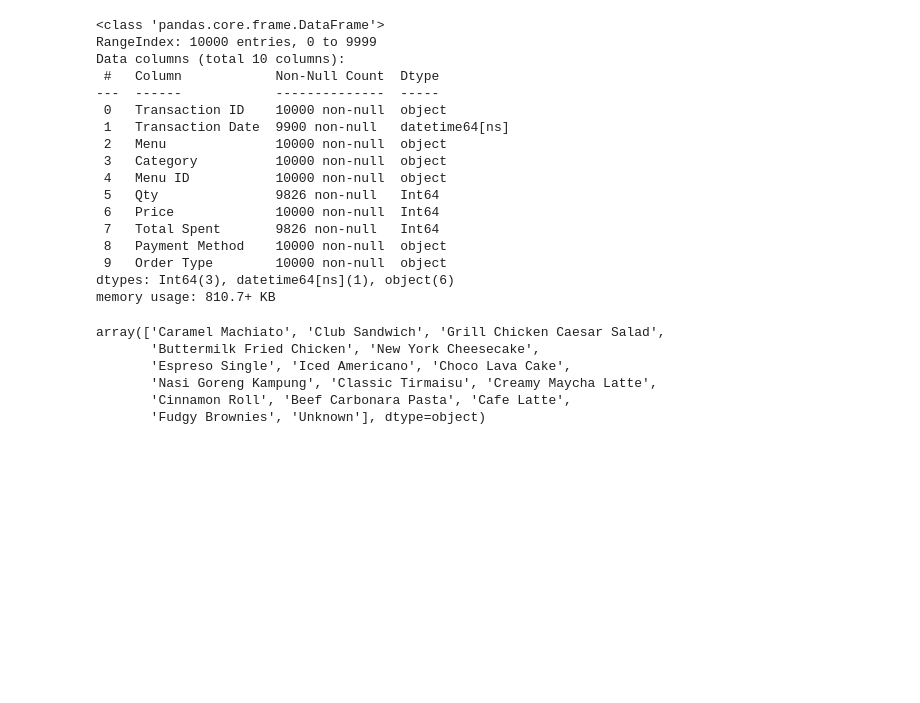
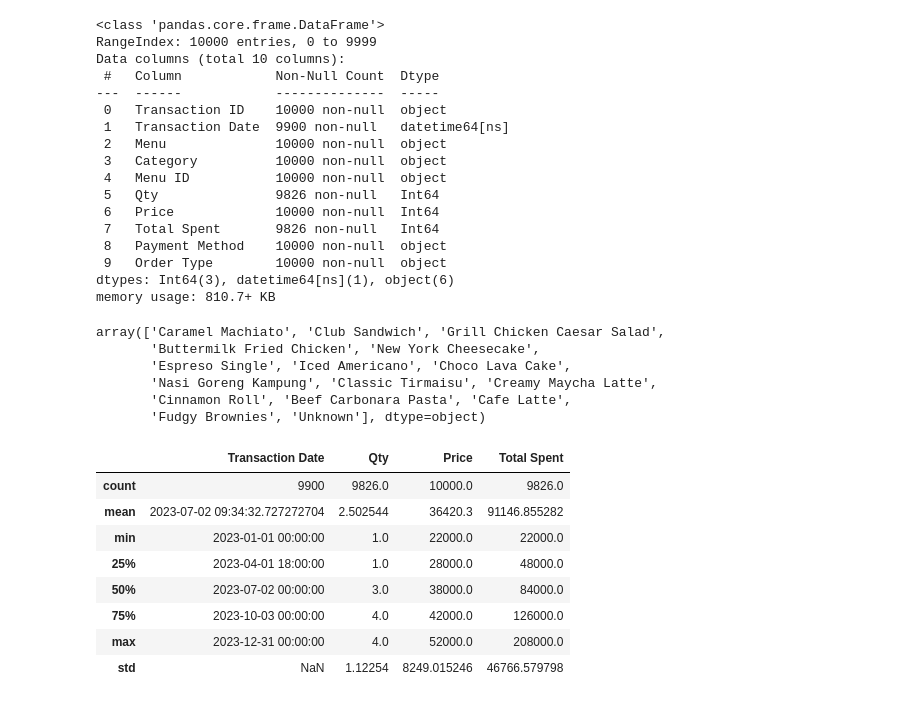
Before and after one commit to Sreesanth-e/EDA, a Jupyter notebook: dirty_dataset/Clean_cafe_sales_1.ipynb, the cells around one changed output. Saved outputs shown, nothing was run; the diff lists cells and outputs as text; code cells hidden in the pictures; blank space fills up the shorter version.

```diff
--- a/dirty_dataset/Clean_cafe_sales_1.ipynb
+++ b/dirty_dataset/Clean_cafe_sales_1.ipynb
@@ -715,3 +715,15 @@ array(['Caramel Machiato', 'Club Sandwich', 'Grill Chicken Caesar Salad',
        'Fudgy Brownies', 'Unknown'], dtype=object)
 # %%
 df.to_csv("Cleaned_sales1.csv",index=False)
+# %%
+df.describe()
+# %% [output]
+|  | Transaction Date | Qty | Price | Total Spent |
+| count | 9900 | 9826.0 | 10000.0 | 9826.0 |
+| mean | 2023-07-02 09:34:32.727272704 | 2.502544 | 36420.3 | 91146.855282 |
+| min | 2023-01-01 00:00:00 | 1.0 | 22000.0 | 22000.0 |
+| 25% | 2023-04-01 18:00:00 | 1.0 | 28000.0 | 48000.0 |
+| 50% | 2023-07-02 00:00:00 | 3.0 | 38000.0 | 84000.0 |
+| 75% | 2023-10-03 00:00:00 | 4.0 | 42000.0 | 126000.0 |
+| max | 2023-12-31 00:00:00 | 4.0 | 52000.0 | 208000.0 |
+| std | NaN | 1.12254 | 8249.015246 | 46766.579798 |
```
Also changed, not shown: parts of 1 cell of this notebook.
